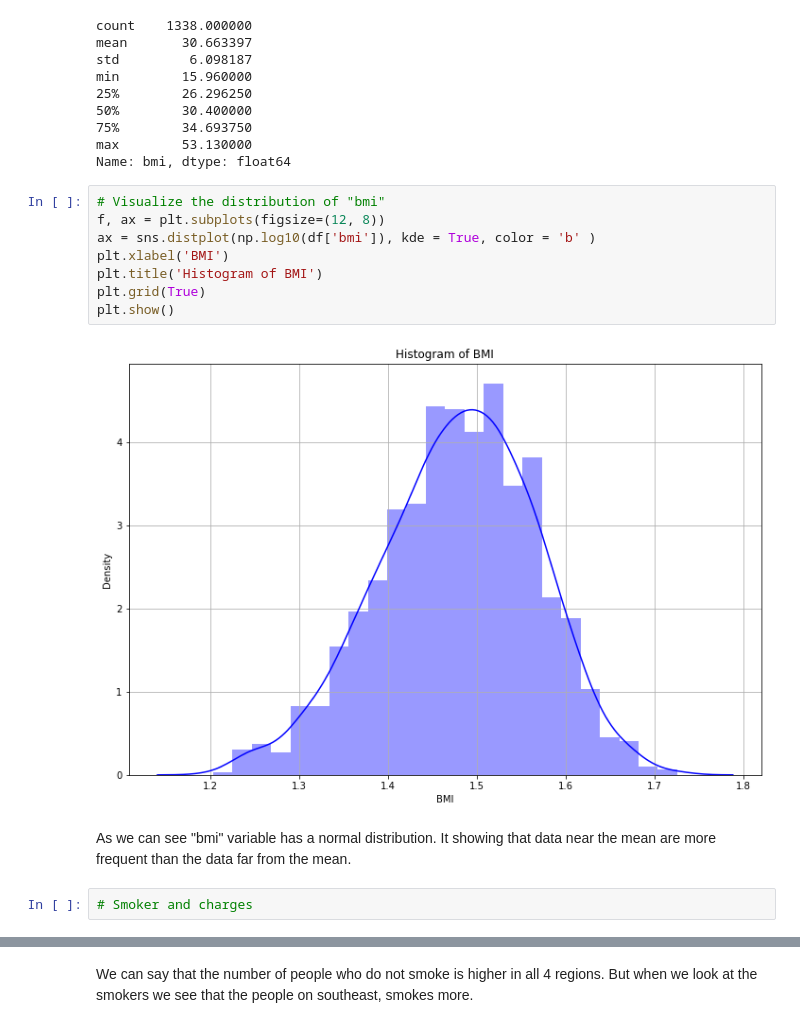
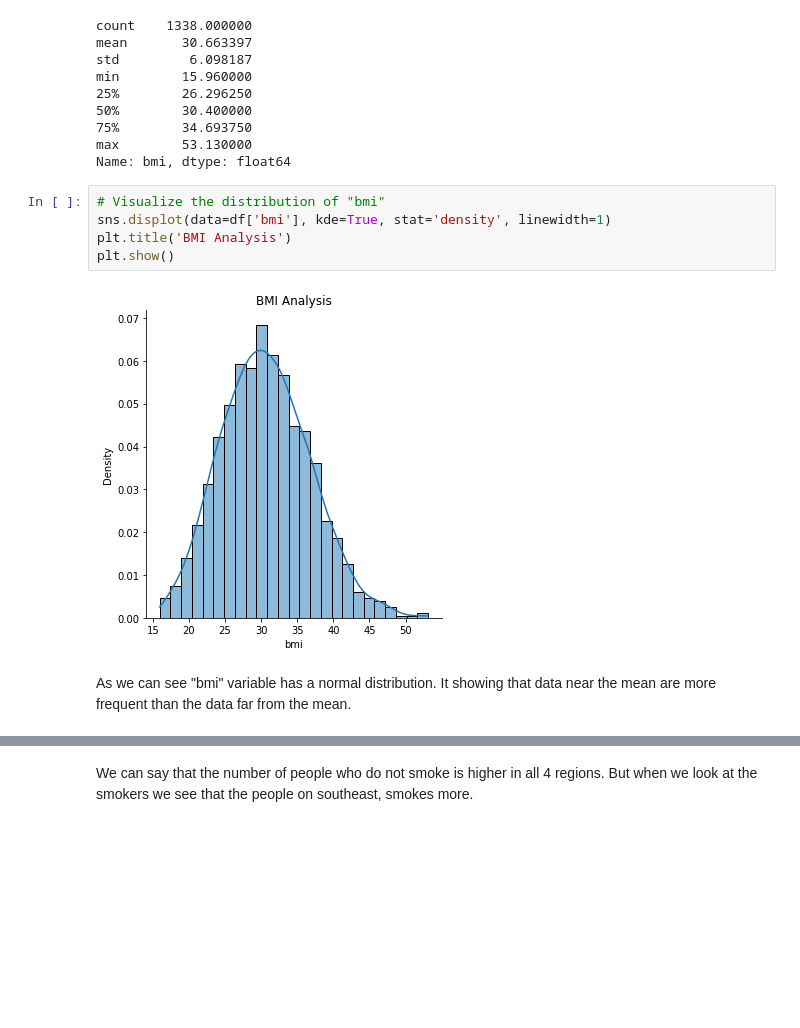
Before and after one commit to devrimakkoy/Global_AI_Hub_Proje, a Jupyter notebook: Insurance_Forecast.ipynb, the cells around one changed output, grey strips where cells are left out. Saved outputs shown, nothing was run; the diff lists cells and outputs as text; blank space fills up the shorter version.

```diff
--- a/Insurance_Forecast.ipynb
+++ b/Insurance_Forecast.ipynb
@@ -77,15 +87,10 @@ max        53.130000
 Name: bmi, dtype: float64
 # %%
 # Visualize the distribution of "bmi"
-f, ax = plt.subplots(figsize=(12, 8))
-ax = sns.distplot(np.log10(df['bmi']), kde = True, color = 'b' )
-plt.xlabel('BMI')
-plt.title('Histogram of BMI')
-plt.grid(True)
+sns.displot(data=df['bmi'], kde=True, stat='density', linewidth=1)
+plt.title('BMI Analysis')
 plt.show()
 # %% [output]
-[figure, old version]
+[figure, new version]
 # %% [markdown]
 As we can see "bmi" variable has a normal distribution. It showing that data near the mean are more frequent than the data far from the mean.
-# %%
-# Smoker and charges
```
Also changed, not shown: parts of 65 cells of this notebook.
